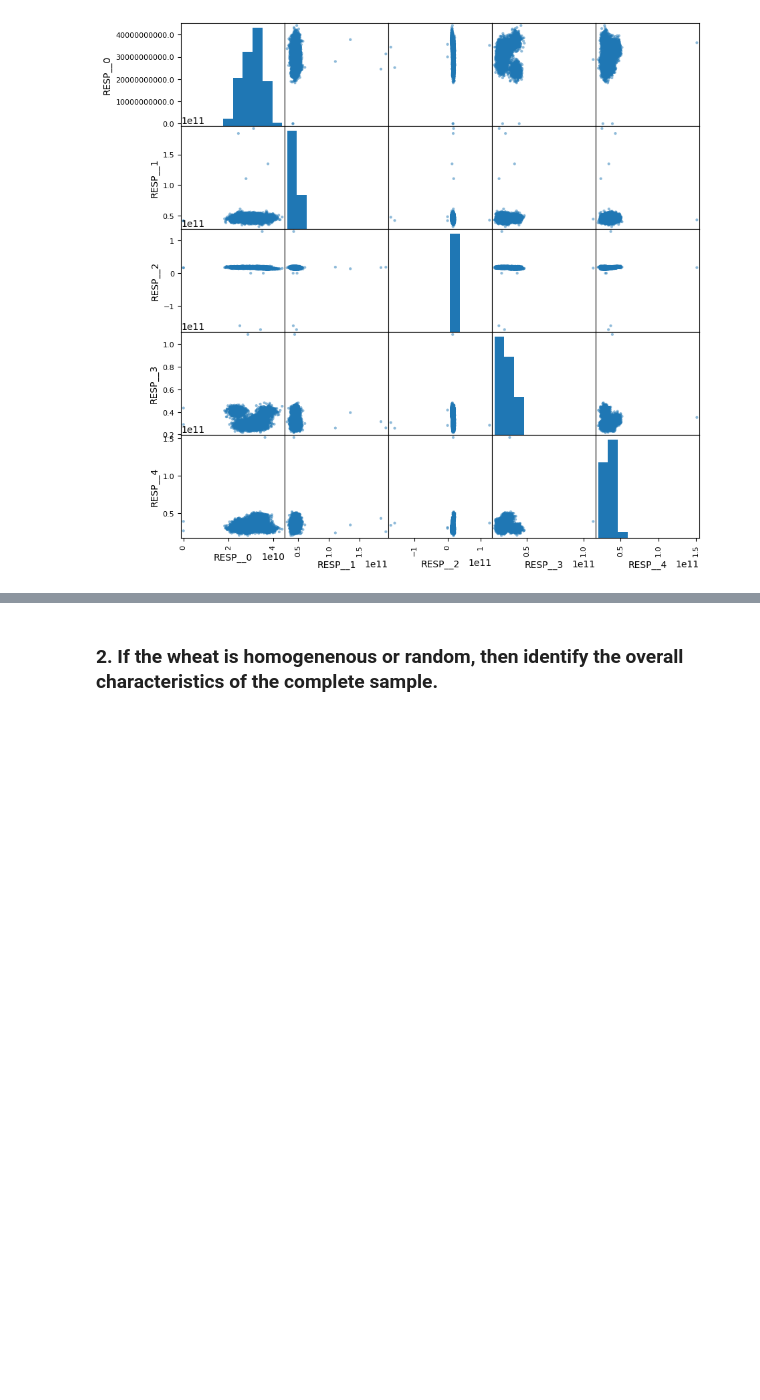
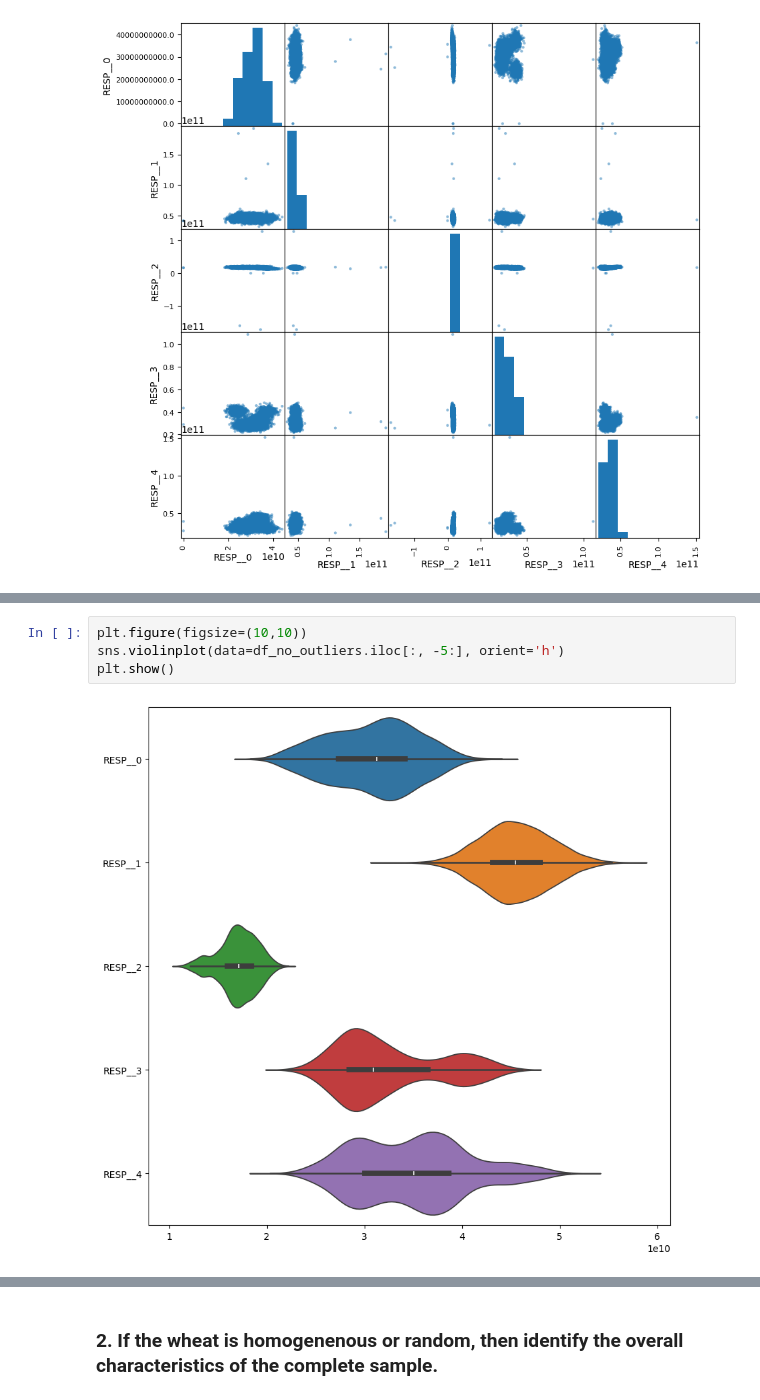
Before and after one commit to lao8n/oxford_classical_machine_learning, a Jupyter notebook: assignment/assignment.ipynb, the cells around one changed output, grey strips where cells are left out. Saved outputs shown, nothing was run; the diff lists cells and outputs as text; blank space fills up the shorter version.

```diff
--- a/assignment/assignment.ipynb
+++ b/assignment/assignment.ipynb
@@ -426,0 +521,6 @@ Although not definitive we have our first evidence that perhaps the data is not
+# %%
+plt.figure(figsize=(10,10))
+sns.violinplot(data=df_no_outliers.iloc[:, -5:], orient='h')
+plt.show()
+# %% [output]
+[figure, added]
```
Also changed, not shown: parts of 12 cells of this notebook.
